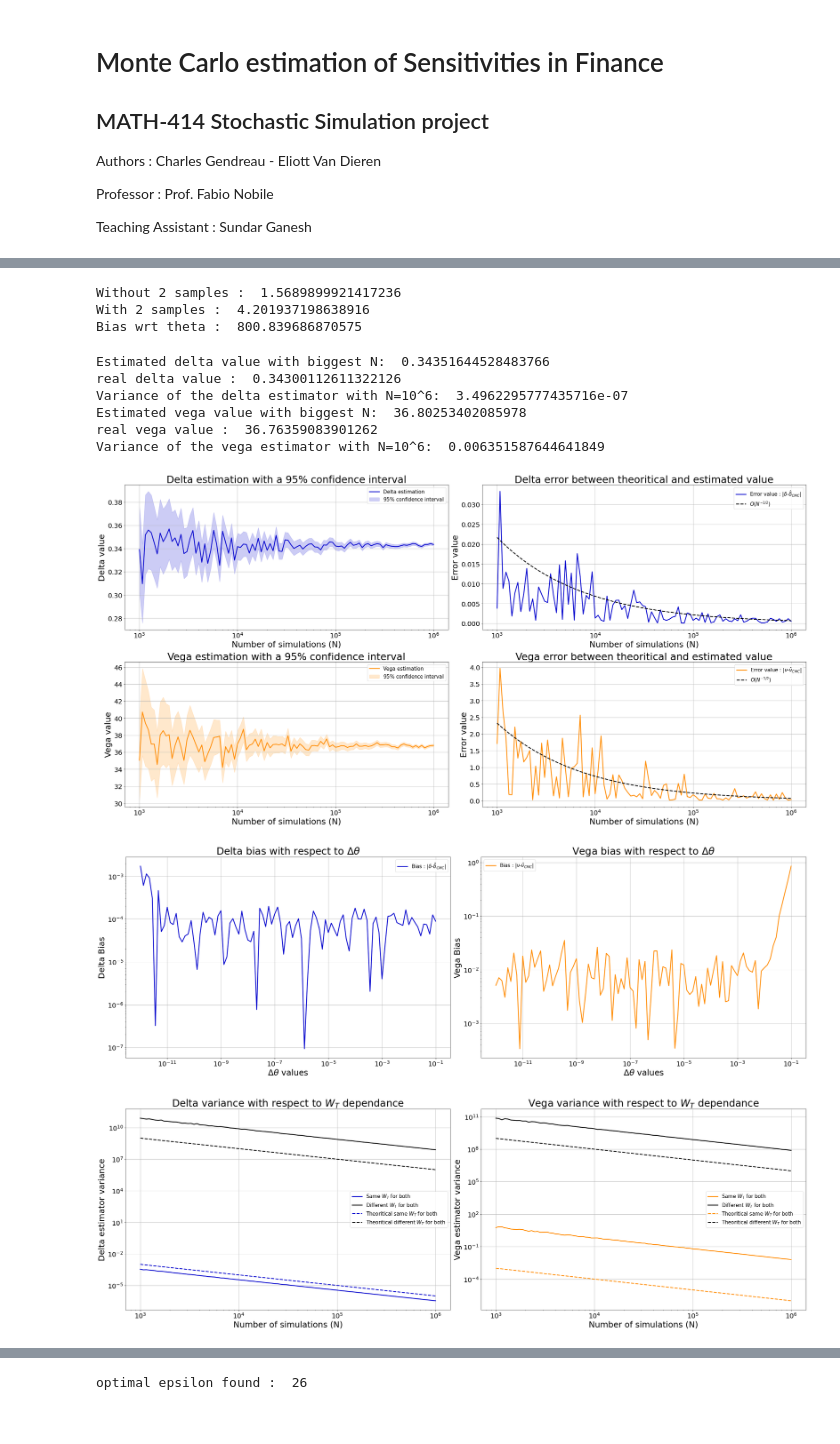
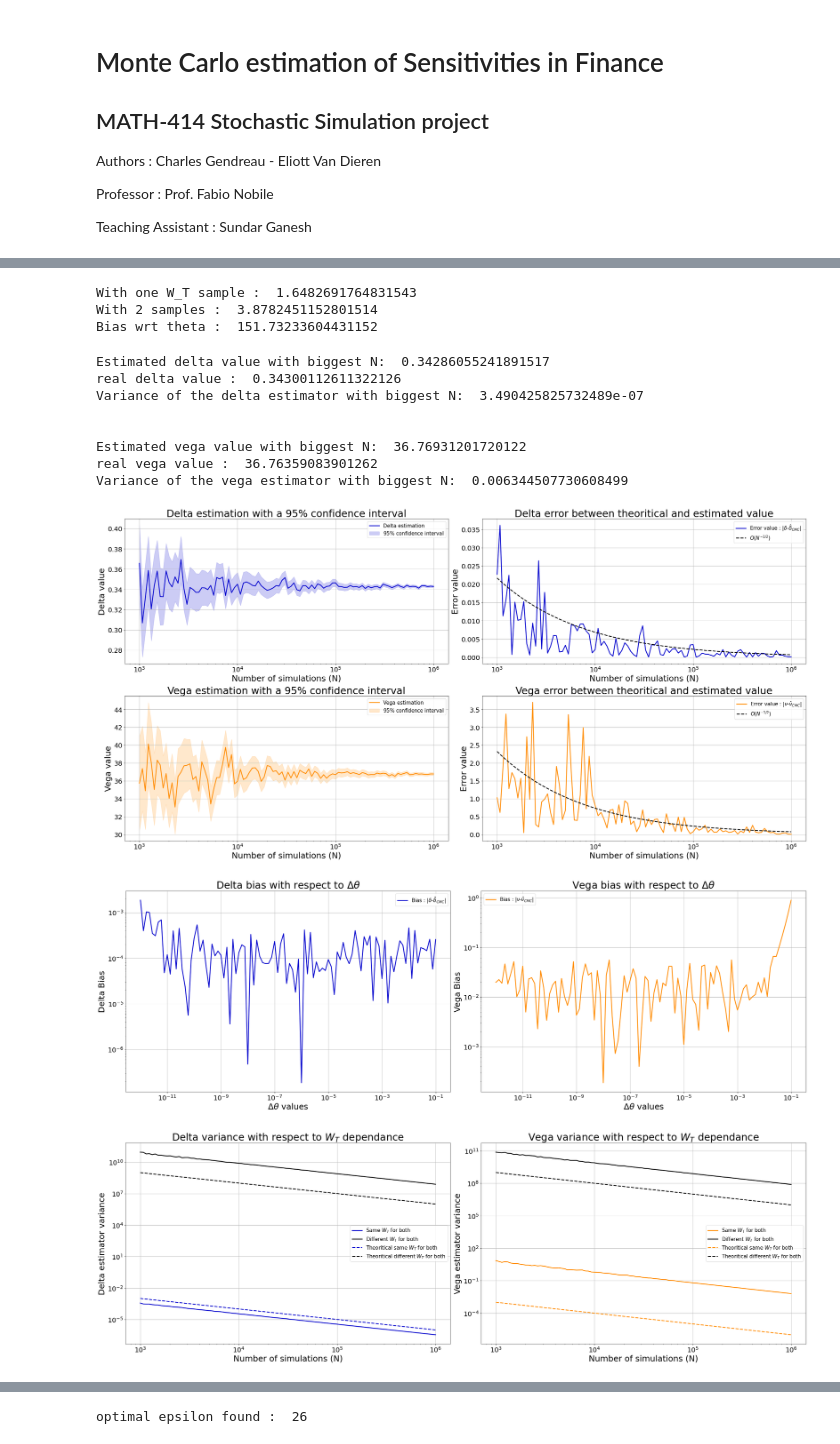
Before and after one commit to chgendreau/Monte-Carlo_Financial-Sensitivities, a Jupyter notebook: Monte Carlo estimation of Sensitivities in Finance.ipynb, the cells around one changed output, grey strips where cells are left out. Cells and saved outputs as stored; diff of their text form; code cells hidden in the pictures.

```diff
--- a/Monte Carlo estimation of Sensitivities in Finance.ipynb
+++ b/Monte Carlo estimation of Sensitivities in Finance.ipynb
@@ -192,17 +188,20 @@ sig : float = 0.25
 params : list = [T,S_0,r,sig,K]
 dtheta : float = 1e-6
 
-greeks = ["delta","vega","gamma"]
+greeks = ["delta","vega"]
 
 # Payoff function for European Call Option
 C_payoff = lambda x,p: np.exp(-p[2]*p[0])*np.maximum(x-p[4],np.zeros(len(x)))
 
-# Derivative function for European Call Option (Order 1 and 2)
+# Derivative function for European Call Option
 dC_payoff = lambda x,p: np.exp(-p[2]*p[0])*(x>p[4])
-
-ddC_payoff = lambda x,p : np.exp(-p[2]*p[0])*(np.abs(x-p[4])<1e-2) # Change this
 
 # Derivative of S_T wrt parameters
 dS_dS0 = lambda x,p : np.exp((p[2]-0.5*p[3]**2)*p[0]+p[3]*x) # x = W_T
 dS_dS02 = lambda x,p : np.zeros(len(x)) # as it is linear wrt S_0
 dS_dsig = lambda x,p: p[1]*np.exp((p[2]-0.5*p[3]**2)*p[0]+p[3]*x)*(x-p[3]*p[0]) # x = W_T
+
+# Parameters for simulation
+n_elem : np.array = np.logspace(3,6,100).astype(int)
+n_max = n_elem[-1]
+dthetas : np.array = np.logspace(-12,-1,100).astype(float)
@@ -230,32 +208,33 @@ $\frac{\partial S_T}{\partial \sigma} = (W_T -\sigma T) S_0 e^{(r-\frac{1}{2}\si
 # %%
-n_elem : np.array = np.logspace(3,6,100).astype(int)
-n_max = n_elem[-1]
-dthetas : np.array = np.logspace(-12,-1,100).astype(float)
-
-# Finite difference method
+# Finite difference method dictionnaries
 finite_methods_dict = {}
 finite_methods_dict_W_T_diff = {}
 finite_methods_dthetas = {}
 
+# Main method, with one W_T for I(theta +/- dtheta)
 start = time.time()
-for greek in greeks[:-1]:
+for greek in greeks:
     start = time.time()
     finite_methods_dict[greek] = np.array([finite_difference(C_payoff,params,dtheta,greek, n,False,None) for idx,n in enumerate(n_elem)])
 end = time.time()
 
-print("Without 2 samples : ",end-start)
+print("With one W_T sample : ",end-start)
 
+# Second method, with two different W_T for I(theta +/- dtheta)
 start = time.time()
-for greek in greeks[:-1]:
+for greek in greeks:
     finite_methods_dict_W_T_diff[greek] = np.array([finite_difference(C_payoff,params,dtheta,greek, n,True,None) for idx,n in enumerate(n_elem)])
 end = time.time()
 print("With 2 samples : ",end-start)
 
 
-#in_W_T : np.array = st.norm.rvs(loc=0,scale=np.sqrt(params[0]),size=n_max)
+
+# Computing with FD method with variation of dtheta
+# Approx running time 3min so comment if it takes too long
+# then also comment for Figure 2
 n_sim_dth = 10
 start = time.time()
-for greek in greeks[:-1]:
+for greek in greeks:
     finite_methods_dthetas[greek] = np.array([finite_difference(C_payoff,params,dth,greek, n_max,False,None) for idx,dth in enumerate(dthetas)])
 
     # loops for the estimation
@@ -265,9 +244,9 @@ for greek in greeks[:-1]:
 end = time.time()
 print("Bias wrt theta : ",end-start)
 # %% [output]
-Without 2 samples :  1.5689899921417236
-With 2 samples :  4.201937198638916
-Bias wrt theta :  800.839686870575
+With one W_T sample :  1.6482691764831543
+With 2 samples :  3.8782451152801514
+Bias wrt theta :  151.73233604431152
 # %%
 # Results Finite difference method
 
@@ -276,24 +255,26 @@ real_val : dict = {"delta":st.norm.cdf(d1),"vega":S_0*np.sqrt(T)*st.norm.pdf(d1)
 
 print("Estimated delta value with biggest N: ", finite_methods_dict["delta"][-1,0])
 print("real delta value : ",real_val["delta"])
-print("Variance of the delta estimator with N=10^6: ", (finite_methods_dict["delta"][-1,1] **2)/n_max)
+print("Variance of the delta estimator with biggest N: ", (finite_methods_dict["delta"][-1,1] **2)/n_max)
+
+print("\n")
 
 print("Estimated vega value with biggest N: ", finite_methods_dict["vega"][-1,0])
 print("real vega value : ",real_val["vega"])
-print("Variance of the vega estimator with N=10^6: ", (finite_methods_dict["vega"][-1,1] **2) /n_max)
+print("Variance of the vega estimator with biggest N: ", (finite_methods_dict["vega"][-1,1] **2) /n_max)
 
-#print("Estimated gamma value with biggest N: ", finite_methods_dict["gamma"][-1,0])
-#print("real gamma value : ",real_val["gamma"])
 
-fig, ax = plt.subplots(len(greeks[:-1]),2,figsize=(30,15)) #Variation of N
-fig2, ax2 = plt.subplots(1,len(greeks[:-1]),figsize=(30,10)) #Variation of dtheta
-fig3, ax3 = plt.subplots(1,len(greeks[:-1]),figsize=(30,10)) #With or without iid W_T
+fig, ax = plt.subplots(len(greeks),2,figsize=(30,15)) #Variation of N
+fig2, ax2 = plt.subplots(1,len(greeks),figsize=(30,10)) #Variation of dtheta
+fig3, ax3 = plt.subplots(1,len(greeks),figsize=(30,10)) #With or without iid W_T
 
 
 colors = {"delta":"mediumblue","vega":"darkorange","gamma":"#6096BA"}
 symbols = {"delta":[r"$\delta$",r"$\hat{\delta}_{CMC}$"],"vega":[r"$\nu$",r"$\hat{\nu}_{CMC}$"],"gamma":[r"$\gamma$",r"$\hat{\gamma}_{CMC}$"]}
 
-for idx,greek in enumerate(greeks[:-1]):
+for idx,greek in enumerate(greeks):
+
+    # Figure 1
 
     # Confidence interval and mean plot
 
@@ -311,6 +292,7 @@ for idx,greek in enumerate(greeks[:-1]):
 
 
     # Error of the estimation
+
     ax[idx,1].plot(n_elem,np.abs(real_val[greek]-finite_methods_dict[greek][:,0]),lw=2.5,
                    label=f"Error value : |{symbols[greek][0]}-{symbols[greek][1]}|",c=colors[greek])
     ax[idx,1].plot(n_elem,2*real_val[greek]/np.sqrt(n_elem),c="black",label=r"$O(N^{-1/2})$",ls="--",lw=2.5)
@@ -323,7 +305,8 @@ for idx,greek in enumerate(greeks[:-1]):
     ax[idx,1].grid()
 
 
-    # Bias wrt delta theta
+    # Figure 2 : Bias wrt delta theta
+
     ax2[idx].plot(dthetas,np.abs(finite_methods_dthetas[greek][:,0] - real_val[greek]),
                   label=f"Bias : |{symbols[greek][0]}-{symbols[greek][1]}|",c=colors[greek],lw=2.5)
     ax2[idx].set_title(f"{greek.capitalize()}" + r" bias with respect to $\Delta \theta$",fontsize=30)
@@ -335,41 +318,45 @@ for idx,greek in enumerate(greeks[:-1]):
     ax2[idx].set_yscale("log")
     ax2[idx].grid()
 
-    # Variance of estimator wrt independance of W_T
+    # Figure 3 : Variance of estimator wrt independance of W_T
+    # Summarized in a table for the report
+
     ax3[idx].plot(n_elem,finite_methods_dict[greek][:,1]**2/n_elem,
                   label="Same $W_T$ for both ",c=colors[greek],lw=2.5)
     ax3[idx].plot(n_elem,finite_methods_dict_W_T_diff[greek][:,1]**2/n_elem,
                   label="Different $W_T$ for both ",c="black",lw=2.5)
     ax3[idx].plot(n_elem,1/n_elem,
               label="Theoritical same $W_T$ for both ",c=colors[greek],ls="--",lw=2.5)
 
     ax3[idx].plot(n_elem,1/(n_elem*dtheta**2),
                   label="Theoritical different $W_T$ for both ",c="black",ls="--",lw=2.5)
     ax3[idx].set_title(f"{greek.capitalize()}" + r" variance with respect to $W_T$ dependance",fontsize=30)
     ax3[idx].set_xlabel("Number of simulations (N)",size=25)
     ax3[idx].set_ylabel(f"{greek.capitalize()} estimator variance",size=25)
     ax3[idx].tick_params(axis='both', which='major', labelsize=20)
     ax3[idx].legend(fontsize=15)
     ax3[idx].set_xscale("log")
     ax3[idx].set_yscale("log")
     ax3[idx].grid()
 
 
 
 fig.tight_layout()
 fig2.tight_layout()
 fig3.tight_layout()
 
 #fig.savefig("./plots/3.1/FD_delta_vega_estimation.png")
 #fig2.savefig("./plots/3.1/FD_bias_wrt_theta.png")
 #fig3.savefig("./plots/3.1/FD_independance_W_T.png")
 # %% [output]
-Estimated delta value with biggest N:  0.34351644528483766
+Estimated delta value with biggest N:  0.34286055241891517
 real delta value :  0.34300112611322126
-Variance of the delta estimator with N=10^6:  3.4962295777435716e-07
-Estimated vega value with biggest N:  36.80253402085978
+Variance of the delta estimator with biggest N:  3.490425825732489e-07
+
+
+Estimated vega value with biggest N:  36.76931201720122
 real vega value :  36.76359083901262
-Variance of the vega estimator with N=10^6:  0.006351587644641849
+Variance of the vega estimator with biggest N:  0.006344507730608499
-[figure, old version]
+[figure, new version]
-[figure, old version]
+[figure, new version]
 [figure]
```
Also changed, not shown: parts of 30 cells of this notebook, 4 other files.
